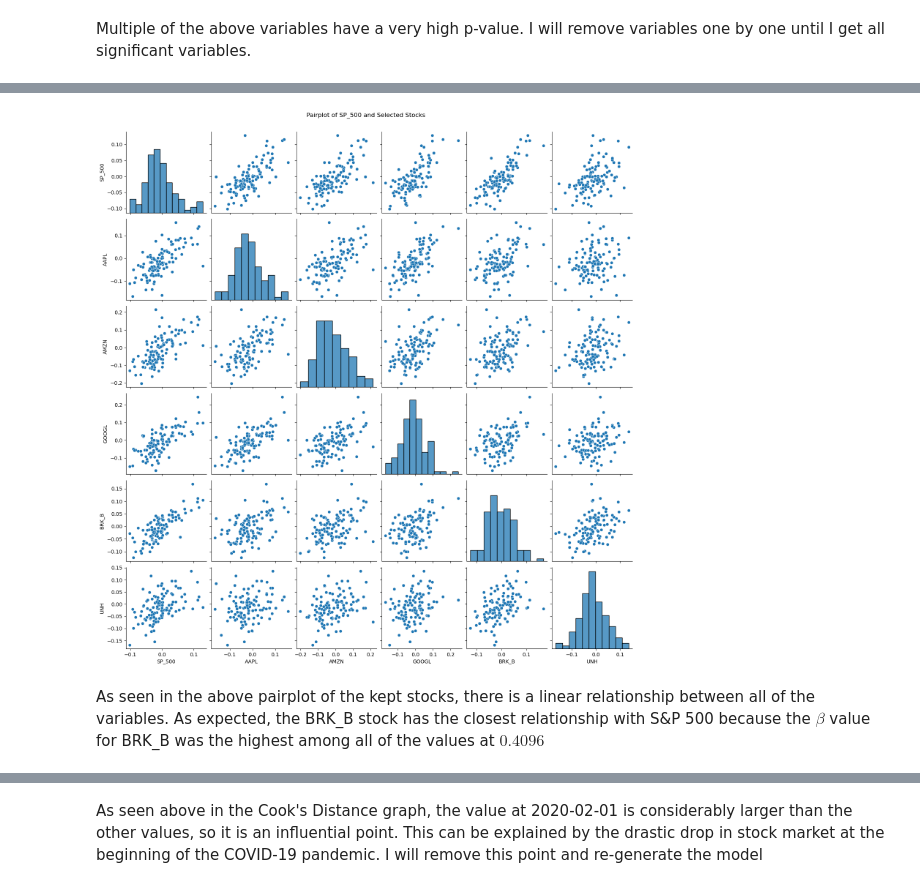
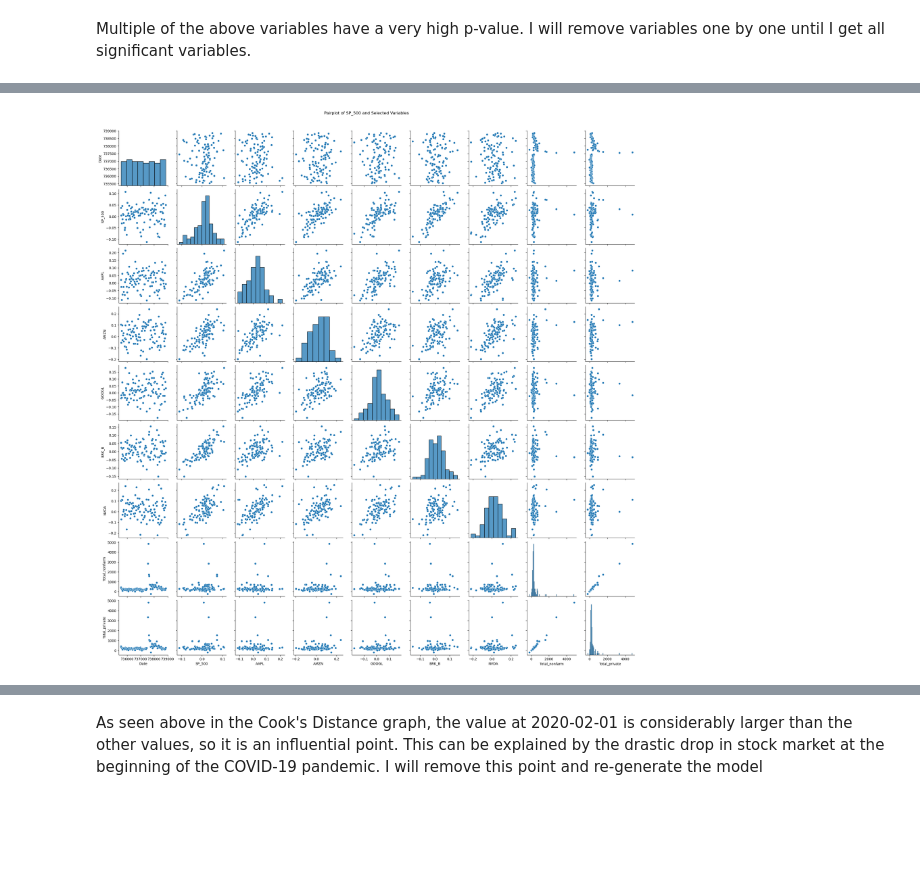
Before and after one commit to DaBelenlearner/Regression_Project, a Jupyter notebook: MLR.ipynb, the cells around one changed output, grey strips where cells are left out. Cells and saved outputs as stored; diff of their text form; code cells hidden in the pictures; blank space fills up the shorter version.

Commit message:
Finished Multiple Linear Regression Model

```diff
--- a/MLR.ipynb
+++ b/MLR.ipynb
@@ -10,12 +10,9 @@ import seaborn as sns
 from patsy import dmatrix
 # %%
 # Load the combined data
-combined_data = pd.read_csv("Combined Data.csv")
+combined_data = pd.read_csv("combined data.csv")
 
 # Convert the 'Date' column to datetime format
 combined_data['Date'] = pd.to_datetime(combined_data['Date'], errors='coerce')
 combined_data['Total_nonfarm'] = pd.to_numeric(combined_data['Total_nonfarm'], errors='coerce')
 combined_data['Total_private'] = pd.to_numeric(combined_data['Total_private'], errors='coerce')
-
-# Set the 'Date' column as the index
-combined_data.set_index('Date', inplace=True)
@@ -29,4 +44,6 @@ plt.show()
 # %%
+combined_data['Date'] = combined_data['Date'].map(pd.Timestamp.toordinal)
+
 independent_vars = [col for col in combined_data.columns if col != 'SP_500']
 formula = 'SP_500 ~ ' + ' + '.join(independent_vars)
 
@@ -107,11 +132,10 @@ For every 1 unit increase in UNH stock return, the S&P 500 value is expected to
 # %%
-sns.pairplot(combined_data[['SP_500', 'AAPL', 'AMZN', 'GOOGL', 'BRK_B', 'UNH']])
-plt.suptitle('Pairplot of SP_500 and Selected Stocks', y=1.02)
+selected_vars = ['Date', 'SP_500'] + independent_vars
+sns.pairplot(combined_data[selected_vars])
+plt.suptitle('Pairplot of SP_500 and Selected Variables', y=1.02)
 plt.show()
 # %% [output]
-[figure, old version]
+[figure, new version]
-# %% [markdown]
-As seen in the above pairplot of the kept stocks, there is a linear relationship between all of the variables. As expected, the BRK_B stock has the closest relationship with S&P 500 because the $\beta$ value for BRK_B was the highest among all of the values at $0.4096$
 # %%
 # Cook's Distance
 influence = model.get_influence()
```
Also changed, not shown: parts of 10 cells of this notebook.
